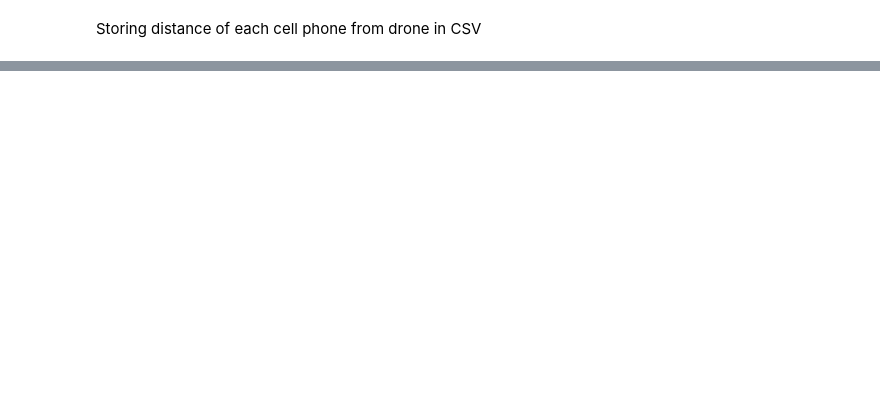
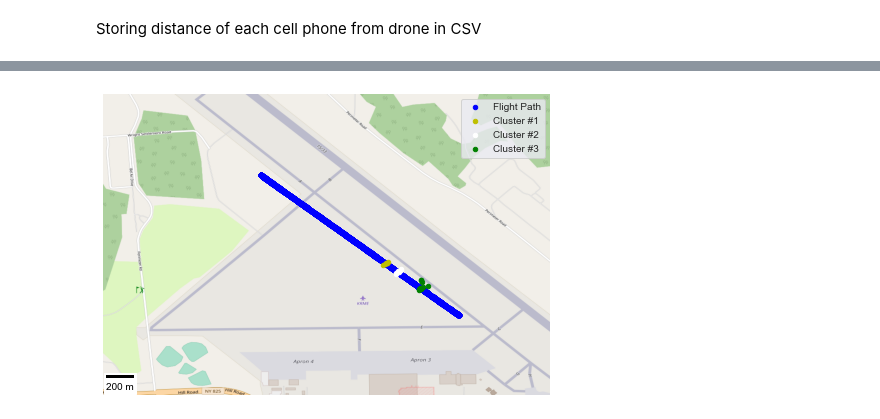
Before and after one commit to ryclendening/research, a Jupyter notebook: research/Pre-Processing/grabCordinates.ipynb, the cells around one changed output, grey strips where cells are left out. Saved outputs shown, nothing was run; the diff lists cells and outputs as text; code cells hidden in the pictures; blank space fills up the shorter version.

```diff
--- a/research/Pre-Processing/grabCordinates.ipynb
+++ b/research/Pre-Processing/grabCordinates.ipynb
@@ -421,0 +225,79 @@ NameError: name 'searchDir' is not defined
+# %%
+from PIL import Image
+from matplotlib.transforms import Affine2D
+import matplotlib.patches as mpatches
+import ffmpeg
+cluster_1=["Phone_6-2","Phone_29","Phone_8","Phone_2-4","Phone_1-1","Phone_12","Phone_6-3","Phone_27"]
+cluster_2=["Phone_7-1","Phone_5-4","Phone_2-3","Phone_3-1","Phone_15","Phone_10","Phone_1-3","Phone_6-4"]
+cluster_3=["Phone_28","Phone_3-5","Phone_3-4","Phone_3-2","Phone_2-5","Phone_5-3","Phone_30","Phone_6-5","Phone_11","Phone_5-2","Phone_9","Phone_7-2"]
+phonesLat_1=[]
+phonesLon_1=[]
+phonesLat_2=[]
+phonesLon_2=[]
+phonesLat_3=[]
+phonesLon_3=[]
+for index,row in GPS_df.iterrows():
+    if index in cluster_1:
+        phonesLat_1.append(row["Lat"])
+        phonesLon_1.append(row["Lon"])
+    if index in cluster_2:
+        phonesLat_2.append(row["Lat"])
+        phonesLon_2.append(row["Lon"])
+    if index in cluster_3:
+        phonesLat_3.append(row["Lat"])
+        phonesLon_3.append(row["Lon"])
+
+from matplotlib_scalebar.scalebar import ScaleBar
+BBox = [-75.4300, -75.4036, 43.2257, 43.2435]
+mymap = plt.imread(r"C:\Users\rclendening\Downloads\map2.png")
+# phonesLat_1=np.array(GPS_df['Lat'])
+# phonesLon_1=np.array(GPS_df['Lon'])
+# phonesLat_2=np.array(GPS_df['Lat'][10:20])
+# phonesLon_2=np.array(GPS_df['Lon'][10:20])
+# phonesLat_3=np.array(GPS_df['Lat'][20:])
+# phonesLon_3=np.array(GPS_df['Lon'][20:])
+fig, ax = plt.subplots(figsize=(8, 7))
+
+# ax.scatter(x=-75.41115853999112, y=43.23216145008466,marker="*", zorder=1, alpha=1, c='r',
+#            s=100, label="CoM")
+
+# ax.scatter(x=GPSCords['long'], y=GPSCords['lat'], zorder=1, alpha=1, c='y',
+#            s=20, label="Phone Locations")
+ax.scatter(x=GPSCords['long'], y=GPSCords['lat'], zorder=1, alpha=1, c='b',
+           s=20, label="Flight Path")
+ax.scatter(x=phonesLon_1, y=phonesLat_1, zorder=1, alpha=1, c='y',
+           s=20, label="Cluster #1")
+ax.scatter(x=phonesLon_2, y=phonesLat_2, zorder=1, alpha=1, c='w',
+            s=20,label="Cluster #2")
+ax.scatter(x=phonesLon_3, y=phonesLat_3, zorder=1, alpha=1, c='g',
+            s=20,label="Cluster #3")
+for x in range(len(phonesLat_1)):
+    circle=plt.Circle(xy=(phonesLon_1[x], phonesLat_1[x]), radius=0.00072, color='red', fill=False)
+    ax.add_patch(circle)
+# circle=plt.Circle(xy=(phonesLon_1[0], phonesLat_1[0]), radius=0.00072, color='red', fill=False, label="80m Detection Area")
+# ax.add_patch(circle)
+# ax.scatter(x=phonesLon_1[0], y=phonesLat_1[0], zorder=1, alpha=1, c='red',
+#            s=20, label="80m Detection Area")
+# ax.scatter(x=phonesLon_1[0], y=phonesLat_1[0], zorder=1, alpha=1, c='y',
+#            s=20)
+#circle1 = plt.Circle(xy=(phonesLon_1[0], phonesLat_1[0]), radius=0.00072, color='red', fill=False, label="Detection Radius")
+#ax.add_patch(circle1)
+#ax.set_title('Plotting Spatial Data on Escape II Flight Path')
+# ax.set_xlim(BBox[0]+.0055, BBox[1])
+# ax.set_ylim(BBox[2]+.0025, BBox[3]-.0025)
+ax.set_xlim(BBox[0]+.009, BBox[1]-.002)
+ax.set_ylim(BBox[2]+.004, BBox[3]-.004)
+scalebar=ScaleBar(120000,"m",length_fraction=0.15,fixed_value=200,fixed_units="m",location="lower left")
+plt.gca().add_artist(scalebar)
+plt.legend()
+#plt.axis('equal')
+ax.set_aspect("equal",adjustable='box')
+#ax.grid(True)
+#ax.patch.set_edgecolor('black')
+# ax.patch.set_linewidth('3')
+# ax.tick_params(axis='both')
+mymap
+plt.axis("off")
+ax.imshow(mymap, zorder=0, extent=BBox, aspect='equal')
+#plt.savefig("lf_scenario_detection.pdf",dpi=1200,bbox_inches="tight")
+# %% [output]
@@ -421,0 +305 @@ NameError: name 'searchDir' is not defined
+[figure, added]
```
Also changed, not shown: parts of 21 cells of this notebook, 8 other files.
